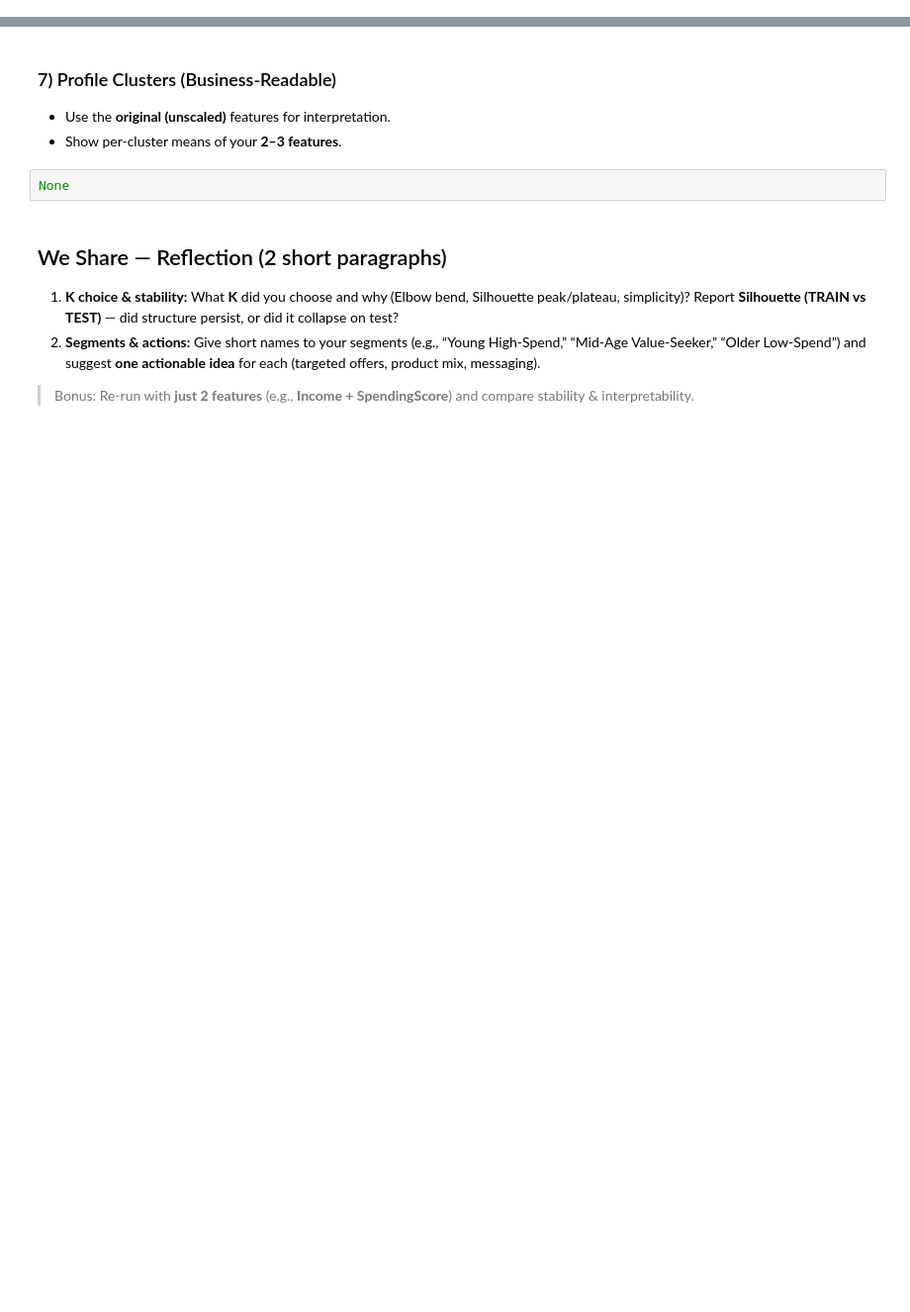
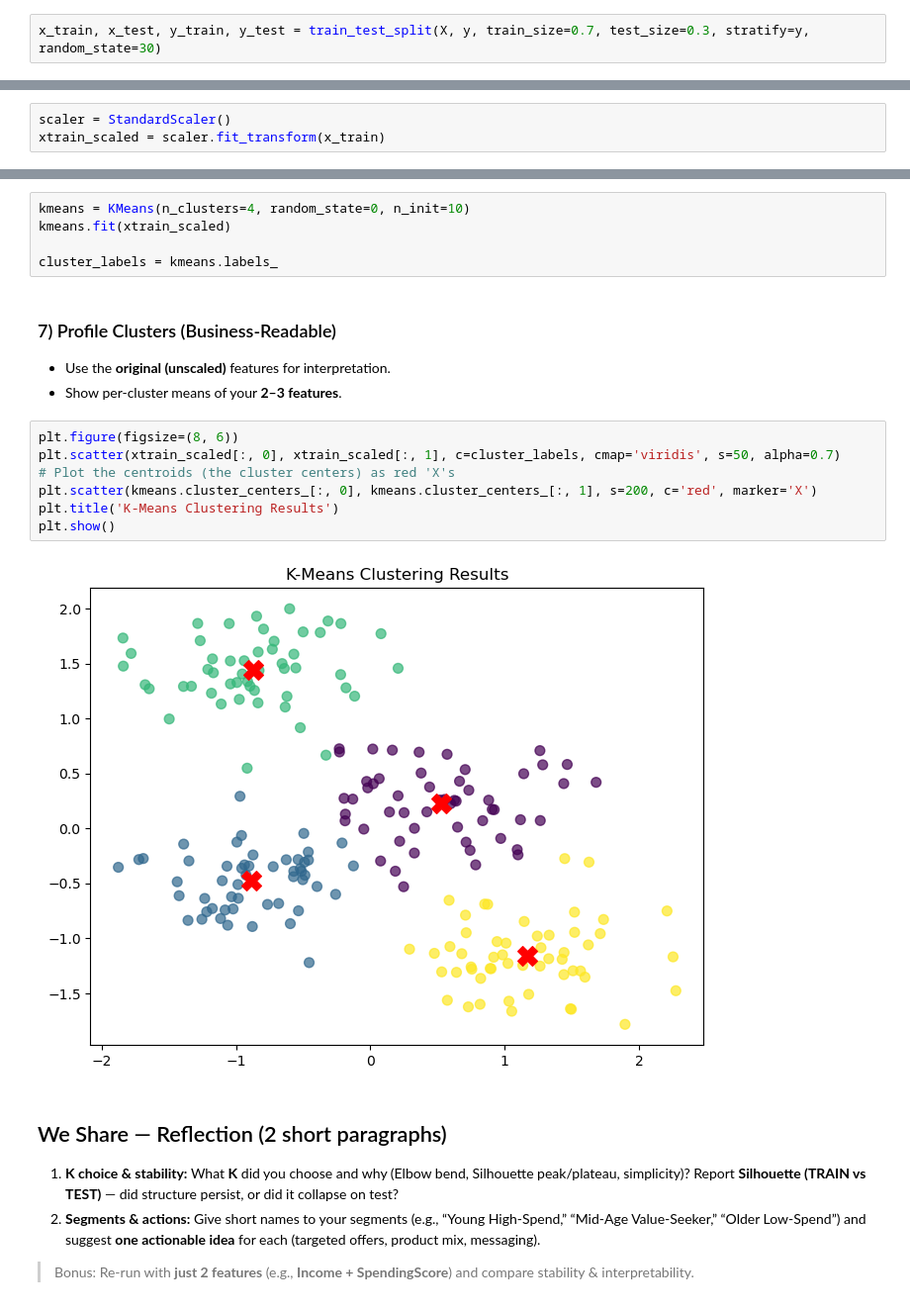
Before and after one commit to ro-the-creator/DA2025_Lectures, a Jupyter notebook: Mod6/CodeAssignments/Mod6L16_CodeAssignment_STUDENT.ipynb, the cells around one changed output, grey strips where cells are left out. Shown at 99% size. Saved outputs shown, nothing was run; the diff lists cells and outputs as text; blank space fills up the shorter version.

```diff
--- a/Mod6/CodeAssignments/Mod6L16_CodeAssignment_STUDENT.ipynb
+++ b/Mod6/CodeAssignments/Mod6L16_CodeAssignment_STUDENT.ipynb
@@ -140,2 +150,4 @@ None
+# %%
+x_train, x_test, y_train, y_test = train_test_split(X, y, train_size=0.7, test_size=0.3, stratify=y, random_state=30)
 # %% [markdown]
 ### 5) Scale (fit on TRAIN only), then Explore K on TRAIN (Elbow + Silhouette)
@@ -144,3 +154,6 @@ None
+# %%
+scaler = StandardScaler()
+xtrain_scaled = scaler.fit_transform(x_train)
 # %% [markdown]
 ### 6) Choose **K** (justify), Fit Final Model on TRAIN, Check Stability on TEST
 - Report **Silhouette TRAIN vs TEST** (higher is better; similar values suggest stability).
@@ -149,9 +160,21 @@ None
+# %%
+kmeans = KMeans(n_clusters=4, random_state=0, n_init=10)
+kmeans.fit(xtrain_scaled)
+
+cluster_labels = kmeans.labels_
 # %% [markdown]
 ### 7) Profile Clusters (Business-Readable)
 - Use the **original (unscaled)** features for interpretation.
 - Show per-cluster means of your **2–3 features**.
-# %%
-None
+# %%
+plt.figure(figsize=(8, 6))
+plt.scatter(xtrain_scaled[:, 0], xtrain_scaled[:, 1], c=cluster_labels, cmap='viridis', s=50, alpha=0.7)
+# Plot the centroids (the cluster centers) as red 'X's
+plt.scatter(kmeans.cluster_centers_[:, 0], kmeans.cluster_centers_[:, 1], s=200, c='red', marker='X')
+plt.title('K-Means Clustering Results')
+plt.show()
+# %% [output]
+[figure, added]
 # %% [markdown]
 ## We Share — Reflection (2 short paragraphs)
 
```
Also changed, not shown: parts of 10 cells of this notebook, 1 other file.
